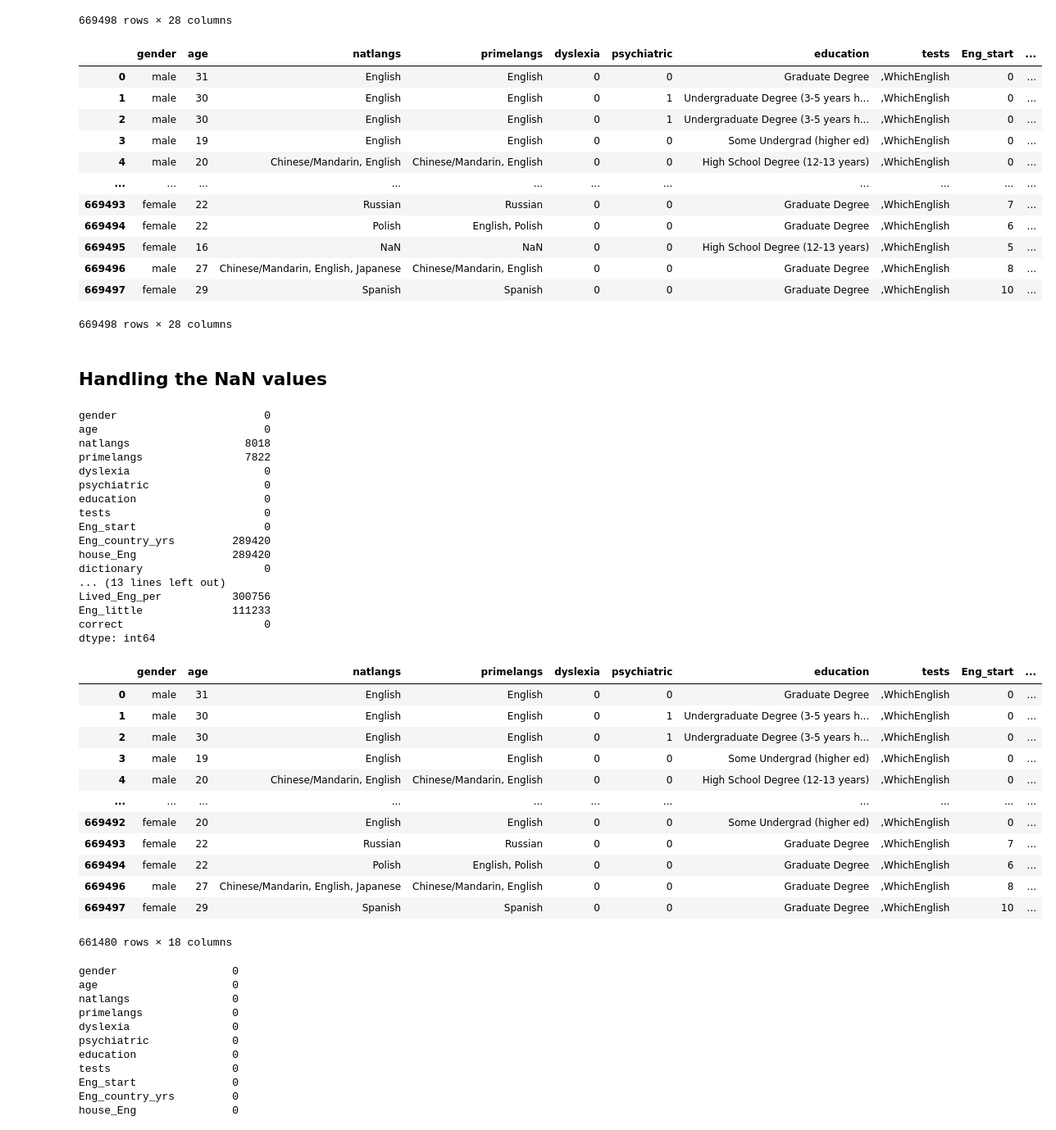
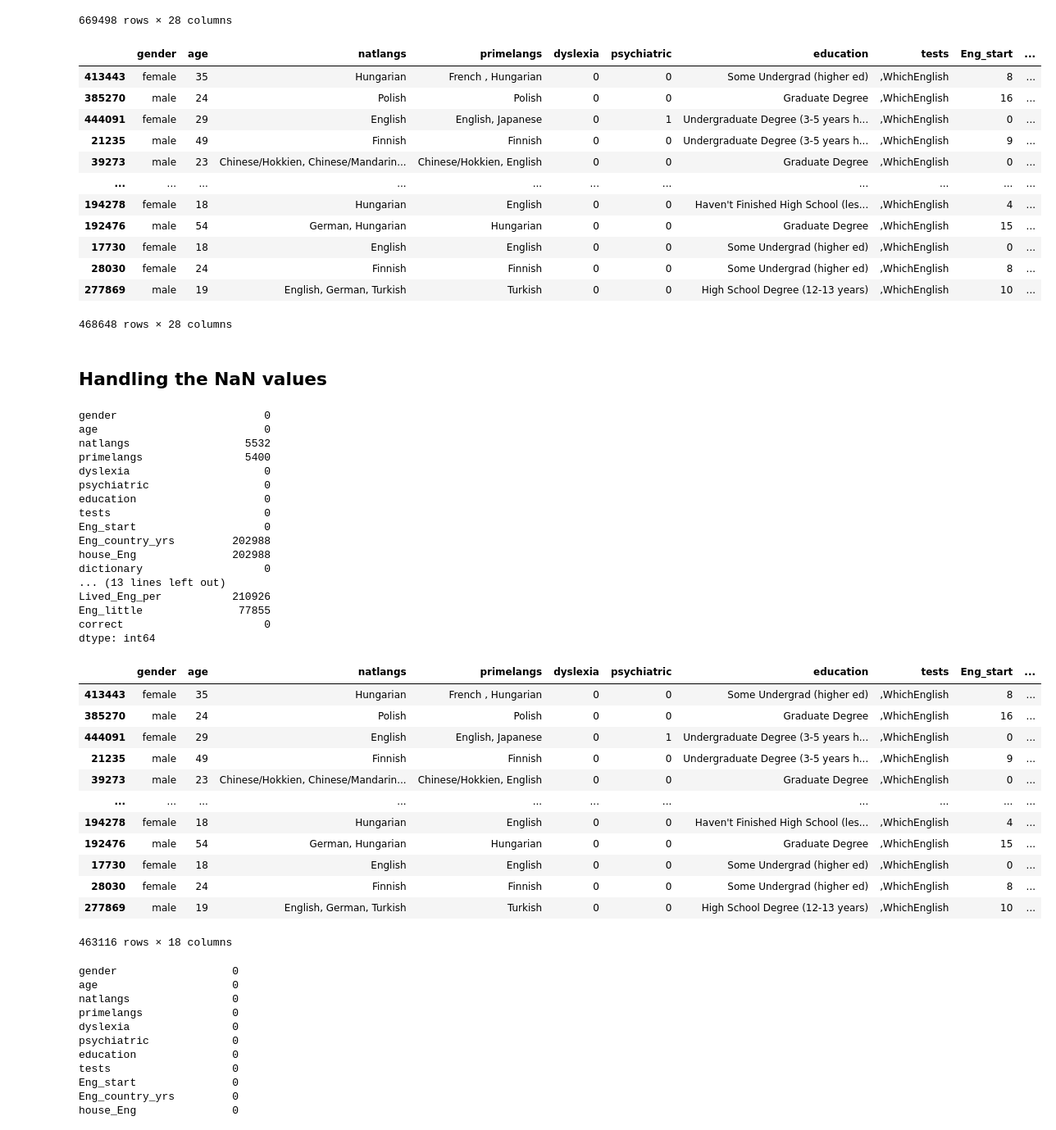
Before and after one commit to UBC-MDS/english-score-predictor, a Jupyter notebook: Analysis.ipynb, the cells around one changed output. Shown: that part at 82% size. Cells and saved outputs as stored; diff of their text form; code cells hidden in the pictures.

Commit message:
changed train/test to 70/30

```diff
--- a/Analysis.ipynb
+++ b/Analysis.ipynb
@@ -42,75 +42,75 @@ dataset
 # %%
 df = dataset
 
 # Splitting the DataFrame
 train_df, test_df = train_test_split(df, test_size=0.3, random_state=123)
 
-df
+train_df
 # %% [output]
 |  | gender | age | natlangs | primelangs | dyslexia | psychiatric | education | tests | Eng_start | ... |
-| 0 | male | 31 | English | English | 0 | 0 | Graduate Degree | ,WhichEnglish | 0 | ... |
-| 1 | male | 30 | English | English | 0 | 1 | Undergraduate Degree (3-5 years h... | ,WhichEnglish | 0 | ... |
-| 2 | male | 30 | English | English | 0 | 1 | Undergraduate Degree (3-5 years h... | ,WhichEnglish | 0 | ... |
-| 3 | male | 19 | English | English | 0 | 0 | Some Undergrad (higher ed) | ,WhichEnglish | 0 | ... |
-| 4 | male | 20 | Chinese/Mandarin, English | Chinese/Mandarin, English | 0 | 0 | High School Degree (12-13 years) | ,WhichEnglish | 0 | ... |
+| 413443 | female | 35 | Hungarian | French , Hungarian | 0 | 0 | Some Undergrad (higher ed) | ,WhichEnglish | 8 | ... |
+| 385270 | male | 24 | Polish | Polish | 0 | 0 | Graduate Degree | ,WhichEnglish | 16 | ... |
+| 444091 | female | 29 | English | English, Japanese | 0 | 1 | Undergraduate Degree (3-5 years h... | ,WhichEnglish | 0 | ... |
+| 21235 | male | 49 | Finnish | Finnish | 0 | 0 | Undergraduate Degree (3-5 years h... | ,WhichEnglish | 9 | ... |
+| 39273 | male | 23 | Chinese/Hokkien, Chinese/Mandarin... | Chinese/Hokkien, English | 0 | 0 | Graduate Degree | ,WhichEnglish | 0 | ... |
 | ... | ... | ... | ... | ... | ... | ... | ... | ... | ... | ... |
-| 669493 | female | 22 | Russian | Russian | 0 | 0 | Graduate Degree | ,WhichEnglish | 7 | ... |
-| 669494 | female | 22 | Polish | English, Polish | 0 | 0 | Graduate Degree | ,WhichEnglish | 6 | ... |
-| 669495 | female | 16 | NaN | NaN | 0 | 0 | High School Degree (12-13 years) | ,WhichEnglish | 5 | ... |
-| 669496 | male | 27 | Chinese/Mandarin, English, Japanese | Chinese/Mandarin, English | 0 | 0 | Graduate Degree | ,WhichEnglish | 8 | ... |
-| 669497 | female | 29 | Spanish | Spanish | 0 | 0 | Graduate Degree | ,WhichEnglish | 10 | ... |
+| 194278 | female | 18 | Hungarian | English | 0 | 0 | Haven't Finished High School (les... | ,WhichEnglish | 4 | ... |
+| 192476 | male | 54 | German, Hungarian | Hungarian | 0 | 0 | Graduate Degree | ,WhichEnglish | 15 | ... |
+| 17730 | female | 18 | English | English | 0 | 0 | Some Undergrad (higher ed) | ,WhichEnglish | 0 | ... |
+| 28030 | female | 24 | Finnish | Finnish | 0 | 0 | Some Undergrad (higher ed) | ,WhichEnglish | 8 | ... |
+| 277869 | male | 19 | English, German, Turkish | Turkish | 0 | 0 | High School Degree (12-13 years) | ,WhichEnglish | 10 | ... |
-669498 rows × 28 columns
+468648 rows × 28 columns
 # %% [markdown]
 ## Handling the NaN values
 # %%
 # number of NaN values in each column
-nan_counts = df.isna().sum()
+nan_counts = train_df.isna().sum()
 print(nan_counts)
 # %% [output]
 gender                       0
 age                          0
-natlangs                  8018
-primelangs                7822
+natlangs                  5532
+primelangs                5400
 dyslexia                     0
 psychiatric                  0
 education                    0
 tests                        0
 Eng_start                    0
-Eng_country_yrs         289420
-house_Eng               289420
+Eng_country_yrs         202988
+house_Eng               202988
 dictionary                   0
 ... (13 lines left out)
-Lived_Eng_per           300756
-Eng_little              111233
+Lived_Eng_per           210926
+Eng_little               77855
 correct                      0
 dtype: int64
 # %%
 # Replacing NaN values for the numeric columns with zero
-df_numeric_filled = df.select_dtypes(include='number').fillna(0)
-df.update(df_numeric_filled)
+df_numeric_filled = train_df.select_dtypes(include='number').fillna(0)
+train_df.update(df_numeric_filled)
 
 # Dropping the other columns with plenty on NaN values (except natlangs and primelangs)
 exclude_columns = ['natlangs', 'primelangs']
-columns_to_drop = df.columns[df.isna().any() & ~df.columns.isin(exclude_columns)]
-df = df.drop(columns=columns_to_drop)
+columns_to_drop = train_df.columns[train_df.isna().any() & ~train_df.columns.isin(exclude_columns)]
+train_df = train_df.drop(columns=columns_to_drop)
 
 # dropping rows with NaN values in natlangs and primelangs columns
-df = df.dropna()
+train_df = train_df.dropna()
 
-df
+train_df
 # %% [output]
 |  | gender | age | natlangs | primelangs | dyslexia | psychiatric | education | tests | Eng_start | ... |
-| 0 | male | 31 | English | English | 0 | 0 | Graduate Degree | ,WhichEnglish | 0 | ... |
-| 1 | male | 30 | English | English | 0 | 1 | Undergraduate Degree (3-5 years h... | ,WhichEnglish | 0 | ... |
-| 2 | male | 30 | English | English | 0 | 1 | Undergraduate Degree (3-5 years h... | ,WhichEnglish | 0 | ... |
-| 3 | male | 19 | English | English | 0 | 0 | Some Undergrad (higher ed) | ,WhichEnglish | 0 | ... |
-| 4 | male | 20 | Chinese/Mandarin, English | Chinese/Mandarin, English | 0 | 0 | High School Degree (12-13 years) | ,WhichEnglish | 0 | ... |
+| 413443 | female | 35 | Hungarian | French , Hungarian | 0 | 0 | Some Undergrad (higher ed) | ,WhichEnglish | 8 | ... |
+| 385270 | male | 24 | Polish | Polish | 0 | 0 | Graduate Degree | ,WhichEnglish | 16 | ... |
+| 444091 | female | 29 | English | English, Japanese | 0 | 1 | Undergraduate Degree (3-5 years h... | ,WhichEnglish | 0 | ... |
+| 21235 | male | 49 | Finnish | Finnish | 0 | 0 | Undergraduate Degree (3-5 years h... | ,WhichEnglish | 9 | ... |
+| 39273 | male | 23 | Chinese/Hokkien, Chinese/Mandarin... | Chinese/Hokkien, English | 0 | 0 | Graduate Degree | ,WhichEnglish | 0 | ... |
 | ... | ... | ... | ... | ... | ... | ... | ... | ... | ... | ... |
-| 669492 | female | 20 | English | English | 0 | 0 | Some Undergrad (higher ed) | ,WhichEnglish | 0 | ... |
-| 669493 | female | 22 | Russian | Russian | 0 | 0 | Graduate Degree | ,WhichEnglish | 7 | ... |
-| 669494 | female | 22 | Polish | English, Polish | 0 | 0 | Graduate Degree | ,WhichEnglish | 6 | ... |
-| 669496 | male | 27 | Chinese/Mandarin, English, Japanese | Chinese/Mandarin, English | 0 | 0 | Graduate Degree | ,WhichEnglish | 8 | ... |
-| 669497 | female | 29 | Spanish | Spanish | 0 | 0 | Graduate Degree | ,WhichEnglish | 10 | ... |
+| 194278 | female | 18 | Hungarian | English | 0 | 0 | Haven't Finished High School (les... | ,WhichEnglish | 4 | ... |
+| 192476 | male | 54 | German, Hungarian | Hungarian | 0 | 0 | Graduate Degree | ,WhichEnglish | 15 | ... |
+| 17730 | female | 18 | English | English | 0 | 0 | Some Undergrad (higher ed) | ,WhichEnglish | 0 | ... |
+| 28030 | female | 24 | Finnish | Finnish | 0 | 0 | Some Undergrad (higher ed) | ,WhichEnglish | 8 | ... |
+| 277869 | male | 19 | English, German, Turkish | Turkish | 0 | 0 | High School Degree (12-13 years) | ,WhichEnglish | 10 | ... |
-661480 rows × 18 columns
+463116 rows × 18 columns
 # %%
 # number of NaN values in each column
```
Also changed, not shown: parts of 6 cells of this notebook.
